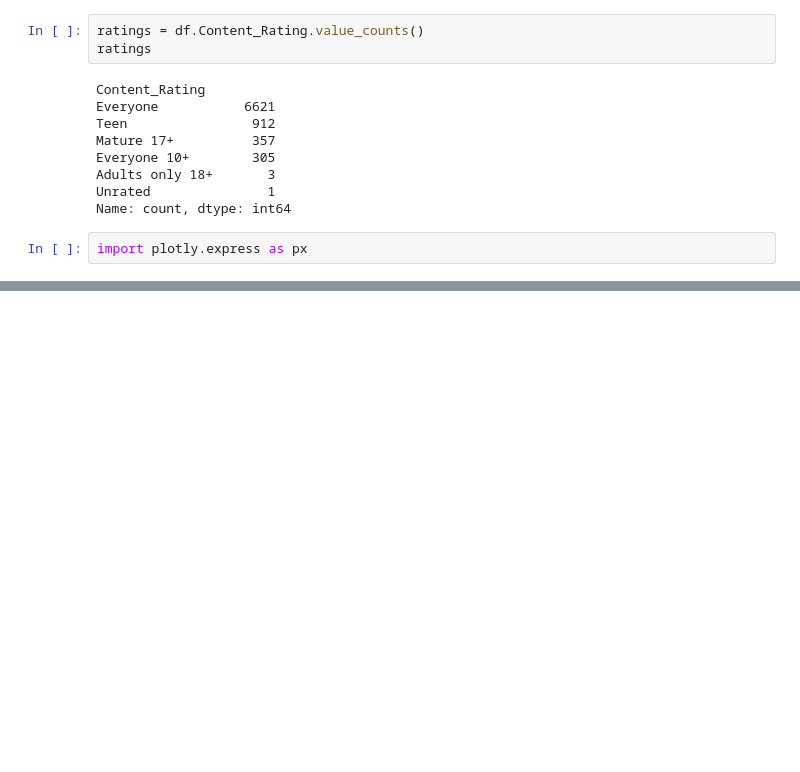
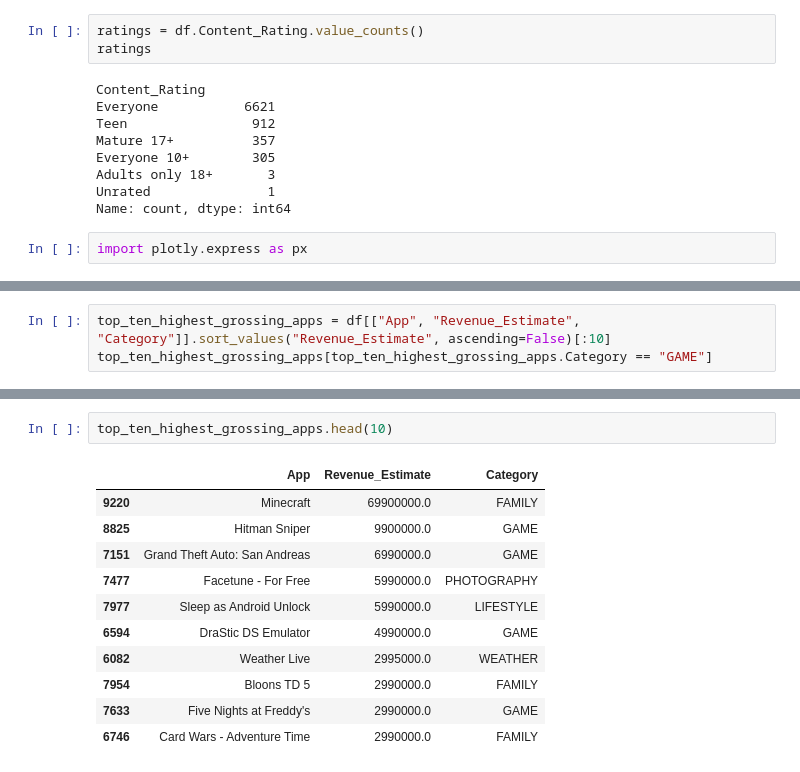
Before and after one commit to Shwifty0/100DOC, a Jupyter notebook: 100DOCDay76/100DOCDay76.ipynb, the cells around one changed output, grey strips where cells are left out. Saved outputs shown, nothing was run; the diff lists cells and outputs as text; blank space fills up the shorter version.

```diff
--- a/100DOCDay76/100DOCDay76.ipynb
+++ b/100DOCDay76/100DOCDay76.ipynb
@@ -202,0 +301,3 @@ fig.show()
+# %%
+top_ten_highest_grossing_apps = df[["App", "Revenue_Estimate", "Category"]].sort_values("Revenue_Estimate", ascending=False)[:10]
+top_ten_highest_grossing_apps[top_ten_highest_grossing_apps.Category == "GAME"]
@@ -202,0 +310,14 @@ fig.show()
+# %%
+top_ten_highest_grossing_apps.head(10)
+# %% [output]
+|  | App | Revenue_Estimate | Category |
+| 9220 | Minecraft | 69900000.0 | FAMILY |
+| 8825 | Hitman Sniper | 9900000.0 | GAME |
+| 7151 | Grand Theft Auto: San Andreas | 6990000.0 | GAME |
+| 7477 | Facetune - For Free | 5990000.0 | PHOTOGRAPHY |
+| 7977 | Sleep as Android Unlock | 5990000.0 | LIFESTYLE |
+| 6594 | DraStic DS Emulator | 4990000.0 | GAME |
+| 6082 | Weather Live | 2995000.0 | WEATHER |
+| 7954 | Bloons TD 5 | 2990000.0 | FAMILY |
+| 7633 | Five Nights at Freddy's | 2990000.0 | GAME |
+| 6746 | Card Wars - Adventure Time | 2990000.0 | FAMILY |
```
Also changed, not shown: parts of 9 cells of this notebook.
